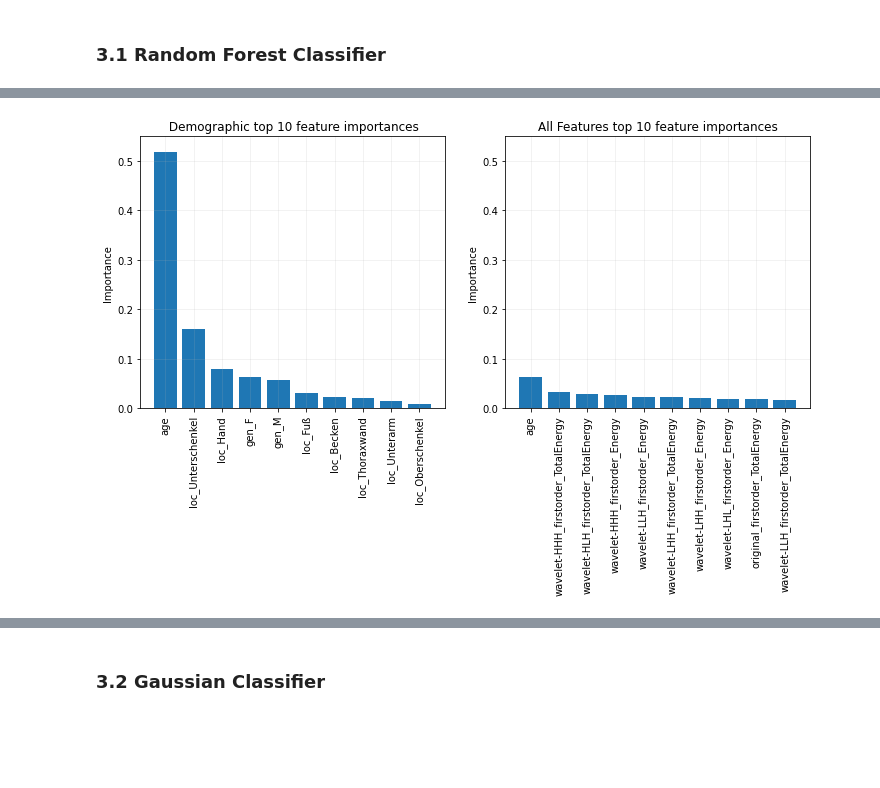
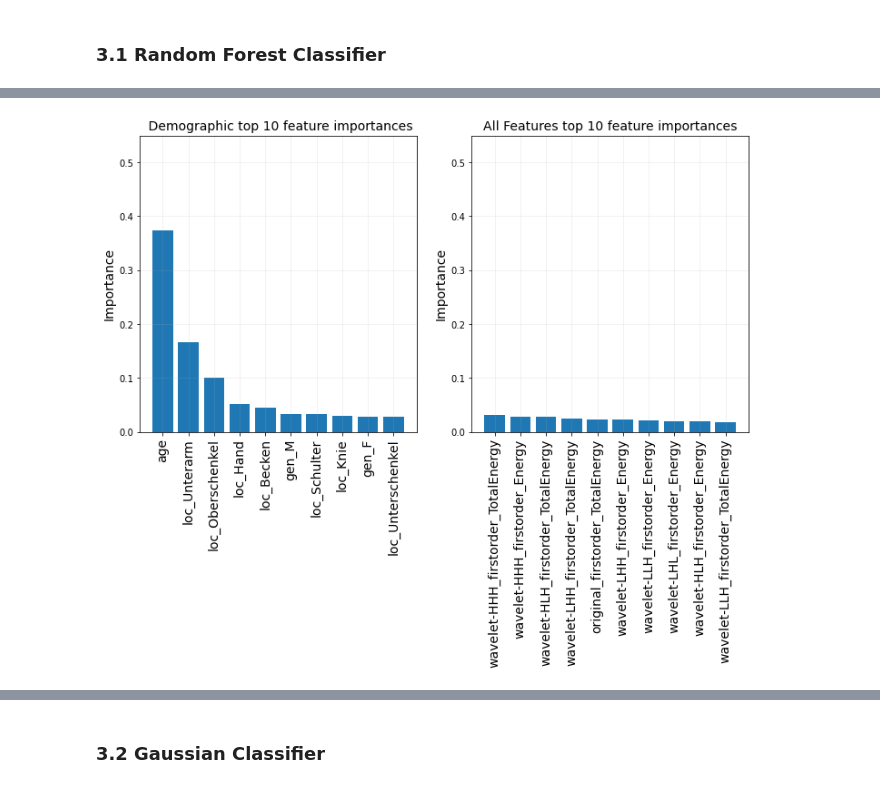
Before and after one commit to NikonPic/TumorSegmentationDemo, a Jupyter notebook: 02_feature_classification.ipynb, the cells around one changed output, grey strips where cells are left out. Saved outputs shown, nothing was run; the diff lists cells and outputs as text; code cells hidden in the pictures; blank space fills up the shorter version.

Commit message:
with balanced sampling

```diff
--- a/02_feature_classification.ipynb
+++ b/02_feature_classification.ipynb
@@ -150,6 +151,9 @@ features = np.array(features)
 x = features[:trainlen]
 y = label[:trainlen]
 
+s_w = class_weight.compute_sample_weight('balanced', np.unique(y), y)
+s_wi = [s_w[i] for i in y]
+
 x_test = features[trainlen::]
 y_test = label[trainlen::]
 
@@ -157,7 +161,7 @@ lim = 10
 clf = RandomForestClassifier(n_estimators=100, max_depth=3, random_state=0)
 
 # Train Classifier
-clf.fit(x, y)
+clf.fit(x, y, sample_weight=s_wi)
 
 # Get accuracy
 y_pred = clf.predict(x_test)
@@ -728,25 +676,27 @@ AUC: 0.7701238390092879
 # %%
-plt.figure(figsize=(12,5))
+fs = 14
+plt.figure(figsize=(12,6))
 
 plt.subplot(1, 2, 1)
 plt.bar(x_demo_bar, y_demo_bar, orientation = 'vertical')
 # Tick labels for x axis
-plt.xticks(x_demo_ticks, y_demo_ticks, rotation='vertical')
+plt.xticks(x_demo_ticks, y_demo_ticks, rotation='vertical', fontsize=fs)
 # Axis labels and title
-plt.ylabel('Importance'); plt.title(f' Demographic top {lim} feature importances');
+plt.ylabel('Importance', fontsize=fs); plt.title(f' Demographic top {lim} feature importances', fontsize=fs);
 plt.ylim([0, 0.55])
 plt.grid(alpha=0.2)
 
 plt.subplot(1, 2, 2)
 plt.bar(x_all_bar, y_all_bar, orientation = 'vertical')
 # Tick labels for x axis
-plt.xticks(x_all_ticks, y_all_ticks, rotation='vertical')
+plt.xticks(x_all_ticks, y_all_ticks, rotation='vertical', fontsize=fs)
 # Axis labels and title
-plt.ylabel('Importance'); plt.title(f'All Features top {lim} feature importances');
+plt.ylabel('Importance', fontsize=fs); plt.title(f'All Features top {lim} feature importances', fontsize=fs);
 plt.ylim([0, 0.55])
 plt.grid(alpha=0.2)
+plt.savefig('./results/feature_importances.png')
 # %% [output]
-[figure, old version]
+[figure, new version]
 # %%
 randomforestclassifier(df_all, DEP_KEY, trainlen)
 # %% [output]
```
Also changed, not shown: parts of 14 cells of this notebook, 3 other files.
